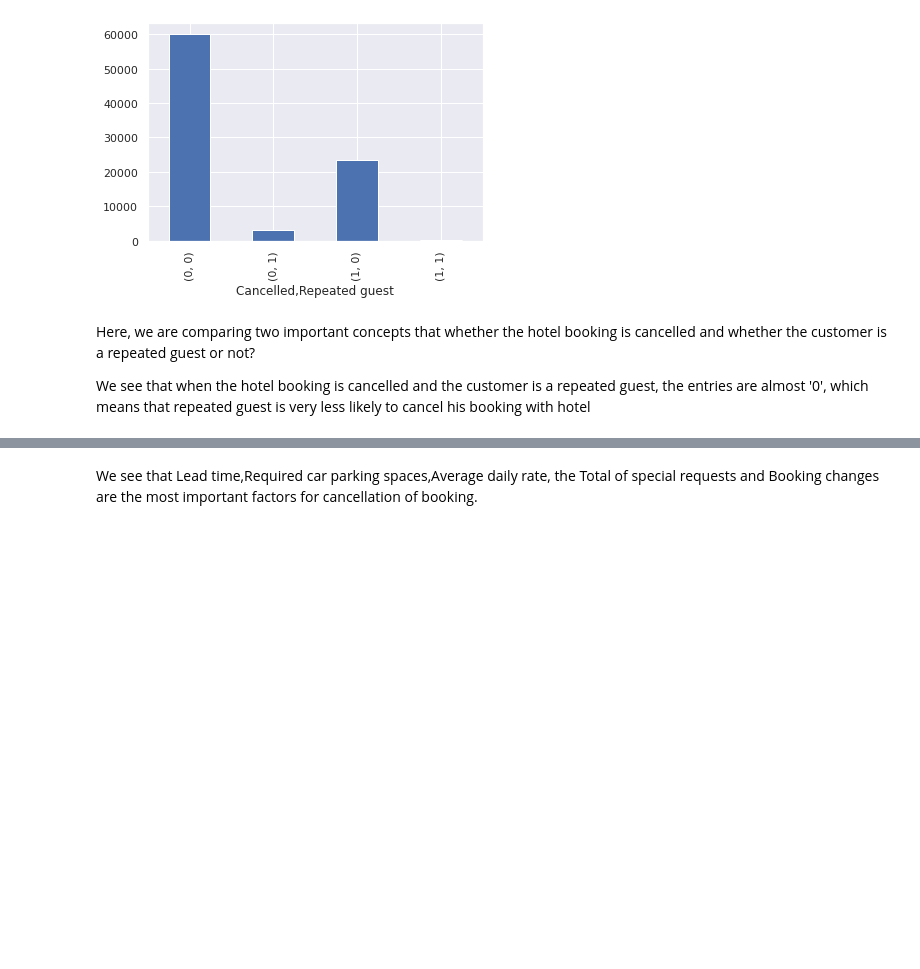
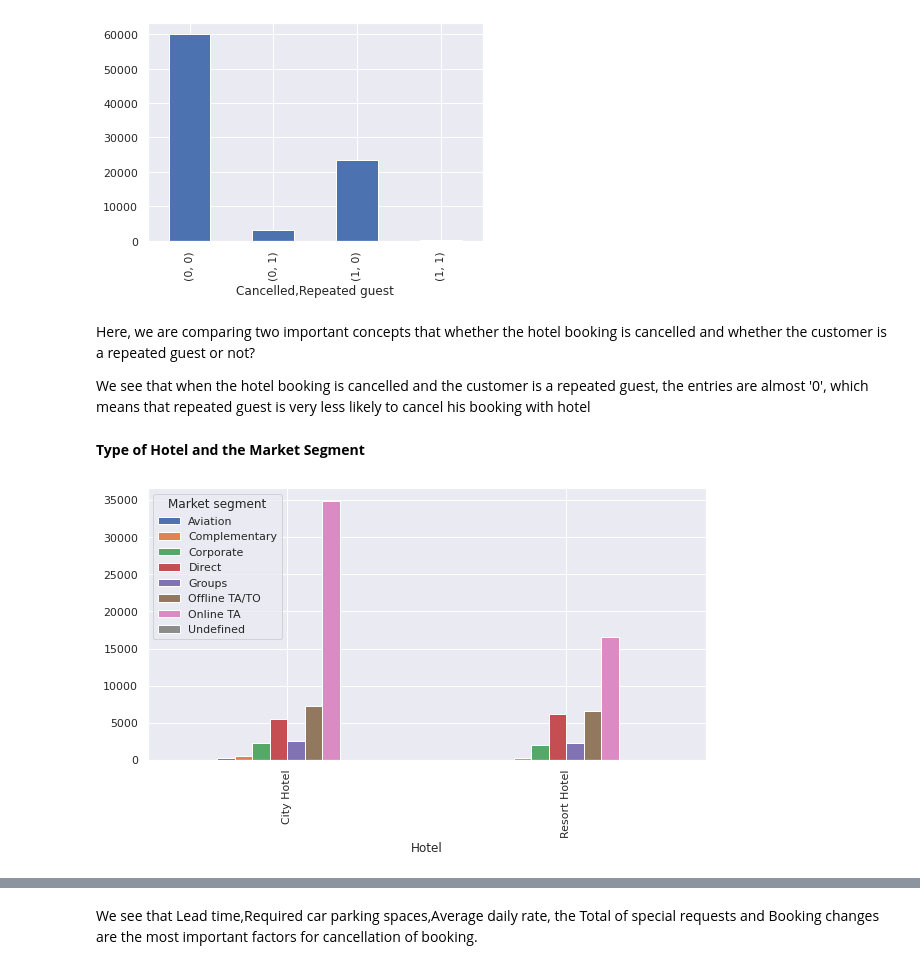
Before and after one commit to sm160388/hotel-booking-analysis, a Jupyter notebook: Copy_of_Copy_of_Hotel_Booking_Analysis_Capstone_Project.ipynb, the cells around one changed output, grey strips where cells are left out. Drawn from its saved outputs; the diff is of its cells as text; code cells hidden in the pictures; blank space fills up the shorter version.

```diff
--- a/Copy_of_Copy_of_Hotel_Booking_Analysis_Capstone_Project.ipynb
+++ b/Copy_of_Copy_of_Hotel_Booking_Analysis_Capstone_Project.ipynb
@@ -364,8 +358,12 @@ data3.plot(kind='bar')
 Here, we are comparing two important concepts that whether the hotel booking is cancelled and whether the customer is a repeated guest or not?
 
  We see that when the hotel booking is cancelled and the customer is a repeated guest, the entries are almost '0', which means that repeated guest is very less likely to cancel his booking with hotel
+# %% [markdown]
+**Type of Hotel and the Market Segment**
 # %%
 #fig, ax = plt.subplots(figsize=(16,6))
-data5=data.groupby(['Hotel','Market segment']).size()
-data5=data5.unstack()
-data5=data5.plot(kind='bar', figsize=(10,5))
+data4=data.groupby(['Hotel','Market segment']).size()
+data4=data4.unstack()
+data4=data4.plot(kind='bar', figsize=(10,5))
+# %% [output]
+[figure, added]
```
Also changed, not shown: parts of 45 cells of this notebook.
